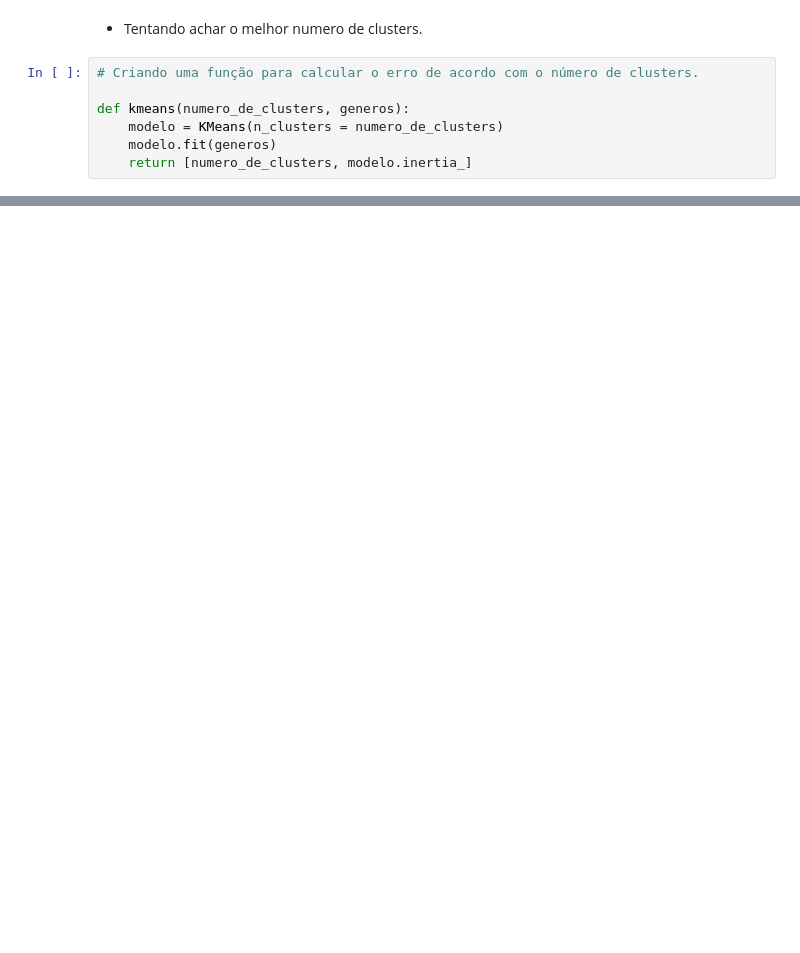
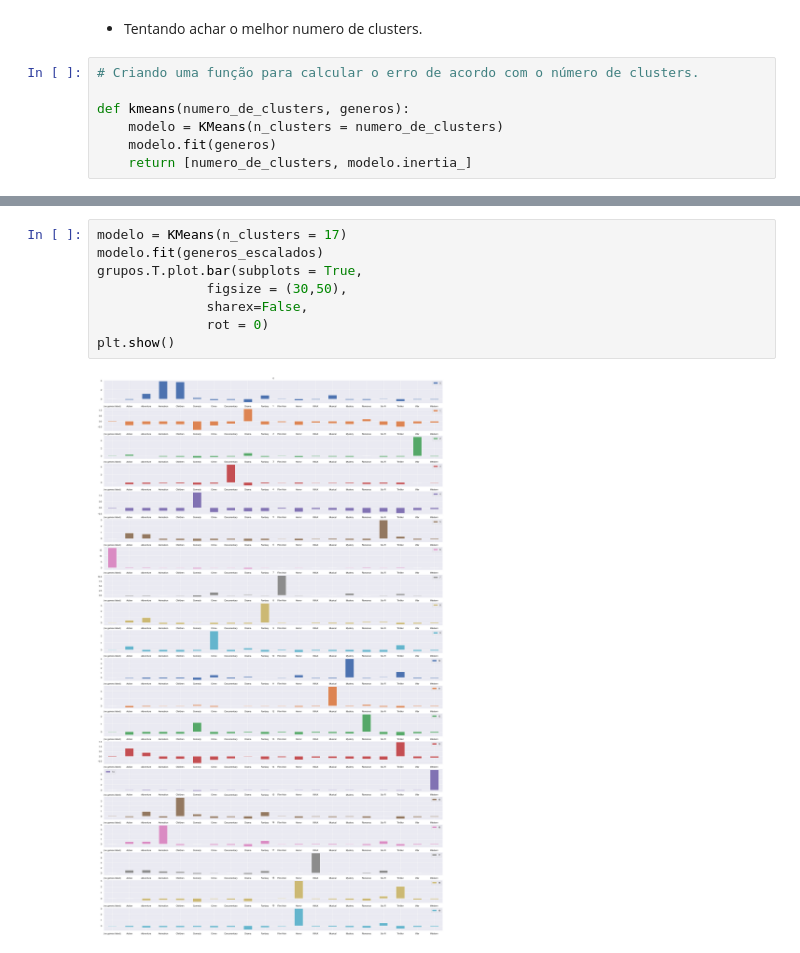
Before and after one commit to robertferro/classificacao, a Jupyter notebook: filmes_classificacao.ipynb, the cells around one changed output, grey strips where cells are left out. Cells and saved outputs as stored; diff of their text form; blank space fills up the shorter version.

```diff
--- a/filmes_classificacao.ipynb
+++ b/filmes_classificacao.ipynb
@@ -209,0 +214,10 @@ Kmeans(10, generos_escalados)
+# %%
+modelo = KMeans(n_clusters = 17)
+modelo.fit(generos_escalados)
+grupos.T.plot.bar(subplots = True,
+              figsize = (30,50),
+              sharex=False,
+              rot = 0)
+plt.show()
+# %% [output]
+[figure, added]
```
Also changed, not shown: parts of 14 cells of this notebook.
